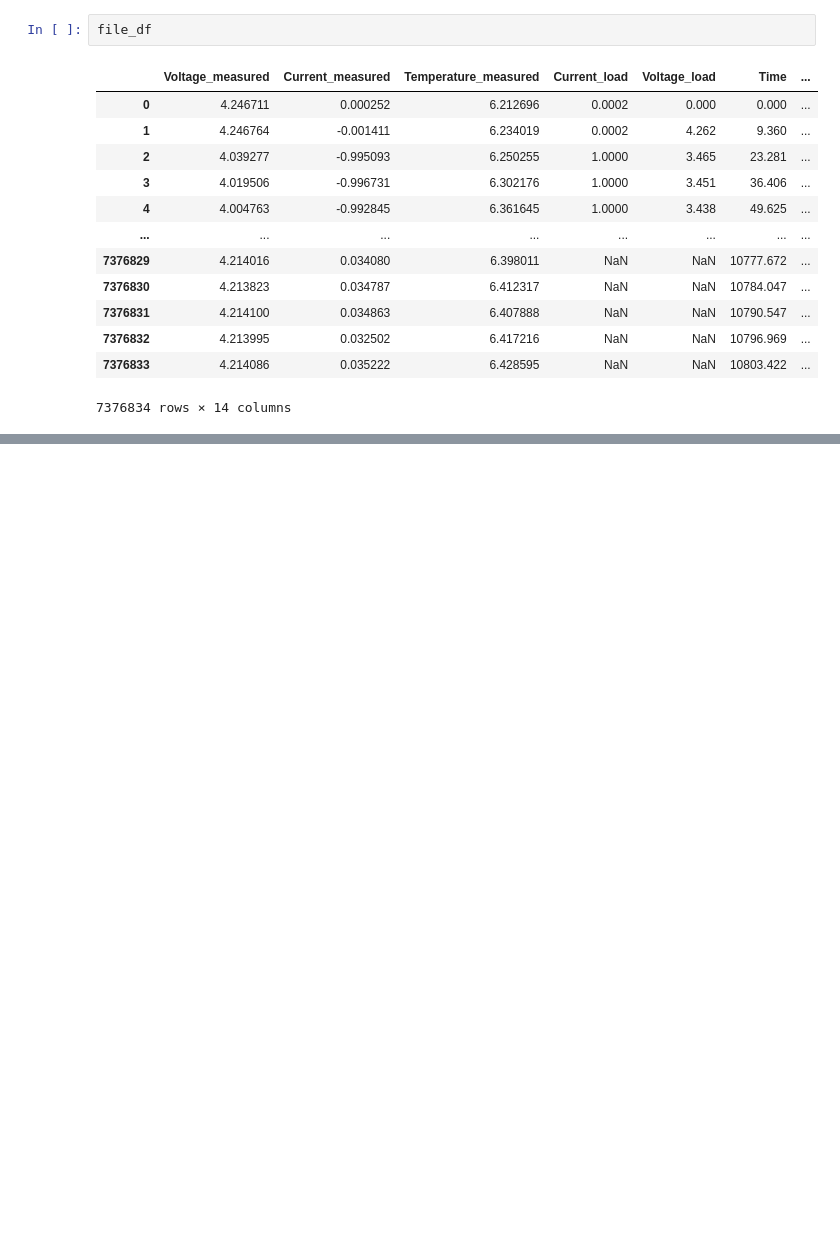
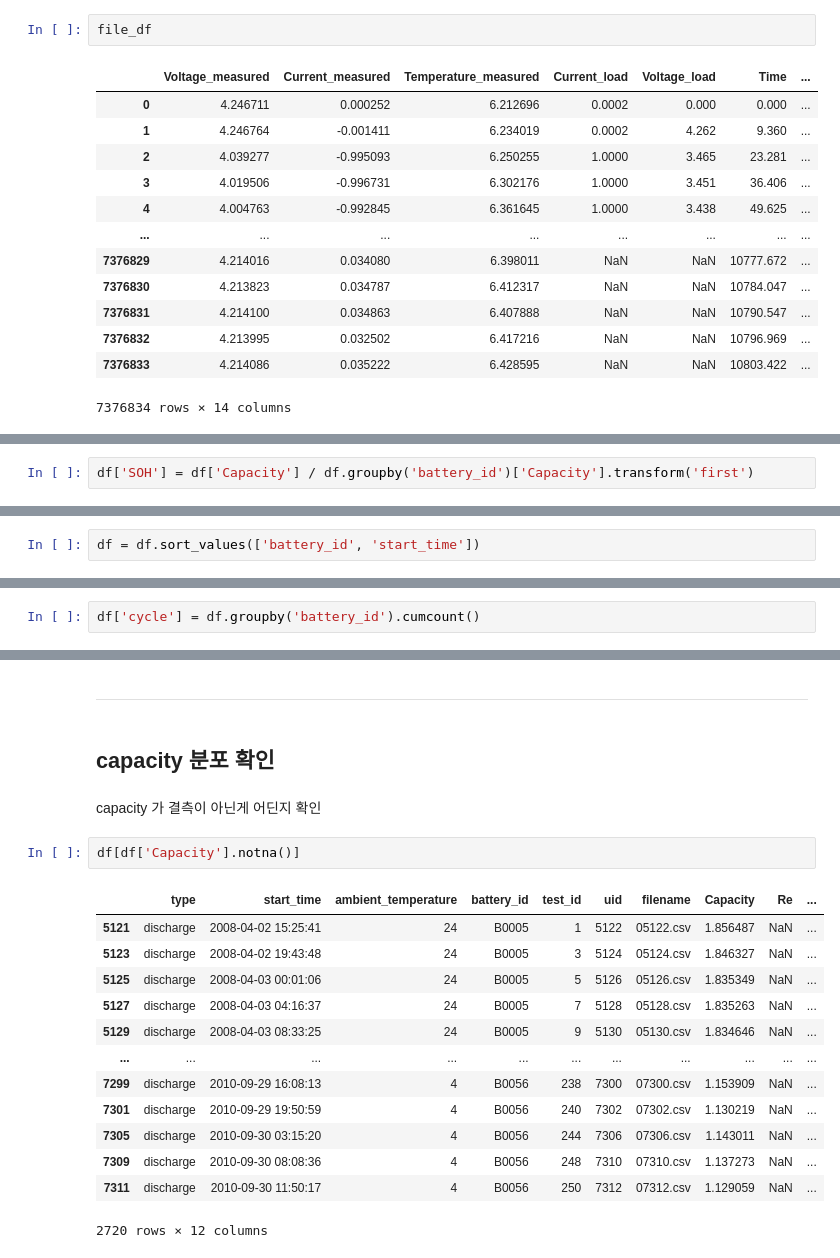
Before and after one commit to mipigirl7/project_lithium_battery_analysis_16team, a Jupyter notebook: 전처리.ipynb, the cells around one changed output, grey strips where cells are left out. Cells and saved outputs as stored; diff of their text form; blank space fills up the shorter version.

```diff
--- a/전처리.ipynb
+++ b/전처리.ipynb
@@ -292,0 +305,2 @@ file_df
+# %%
+df['SOH'] = df['Capacity'] / df.groupby('battery_id')['Capacity'].transform('first')
@@ -292,0 +309,2 @@ file_df
+# %%
+df = df.sort_values(['battery_id', 'start_time'])
@@ -292,0 +313,2 @@ file_df
+# %%
+df['cycle'] = df.groupby('battery_id').cumcount()
@@ -292,0 +350,22 @@ file_df
+# %% [markdown]
+-----
+# %% [markdown]
+## capacity 분포 확인
+# %% [markdown]
+capacity 가 결측이 아닌게 어딘지 확인
+# %%
+df[df['Capacity'].notna()]
+# %% [output]
+|  | type | start_time | ambient_temperature | battery_id | test_id | uid | filename | Capacity | Re | ... |
+| 5121 | discharge | 2008-04-02 15:25:41 | 24 | B0005 | 1 | 5122 | 05122.csv | 1.856487 | NaN | ... |
+| 5123 | discharge | 2008-04-02 19:43:48 | 24 | B0005 | 3 | 5124 | 05124.csv | 1.846327 | NaN | ... |
+| 5125 | discharge | 2008-04-03 00:01:06 | 24 | B0005 | 5 | 5126 | 05126.csv | 1.835349 | NaN | ... |
+| 5127 | discharge | 2008-04-03 04:16:37 | 24 | B0005 | 7 | 5128 | 05128.csv | 1.835263 | NaN | ... |
+| 5129 | discharge | 2008-04-03 08:33:25 | 24 | B0005 | 9 | 5130 | 05130.csv | 1.834646 | NaN | ... |
+| ... | ... | ... | ... | ... | ... | ... | ... | ... | ... | ... |
+| 7299 | discharge | 2010-09-29 16:08:13 | 4 | B0056 | 238 | 7300 | 07300.csv | 1.153909 | NaN | ... |
+| 7301 | discharge | 2010-09-29 19:50:59 | 4 | B0056 | 240 | 7302 | 07302.csv | 1.130219 | NaN | ... |
+| 7305 | discharge | 2010-09-30 03:15:20 | 4 | B0056 | 244 | 7306 | 07306.csv | 1.143011 | NaN | ... |
+| 7309 | discharge | 2010-09-30 08:08:36 | 4 | B0056 | 248 | 7310 | 07310.csv | 1.137273 | NaN | ... |
+| 7311 | discharge | 2010-09-30 11:50:17 | 4 | B0056 | 250 | 7312 | 07312.csv | 1.129059 | NaN | ... |
+2720 rows × 12 columns
```
Also changed, not shown: parts of 23 cells of this notebook.
